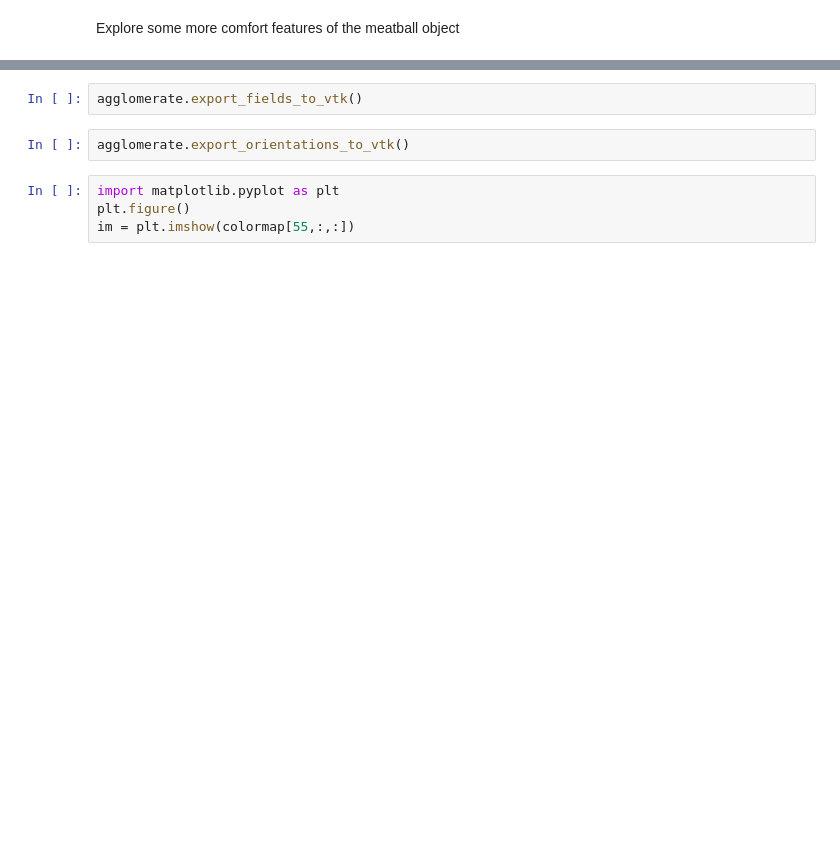
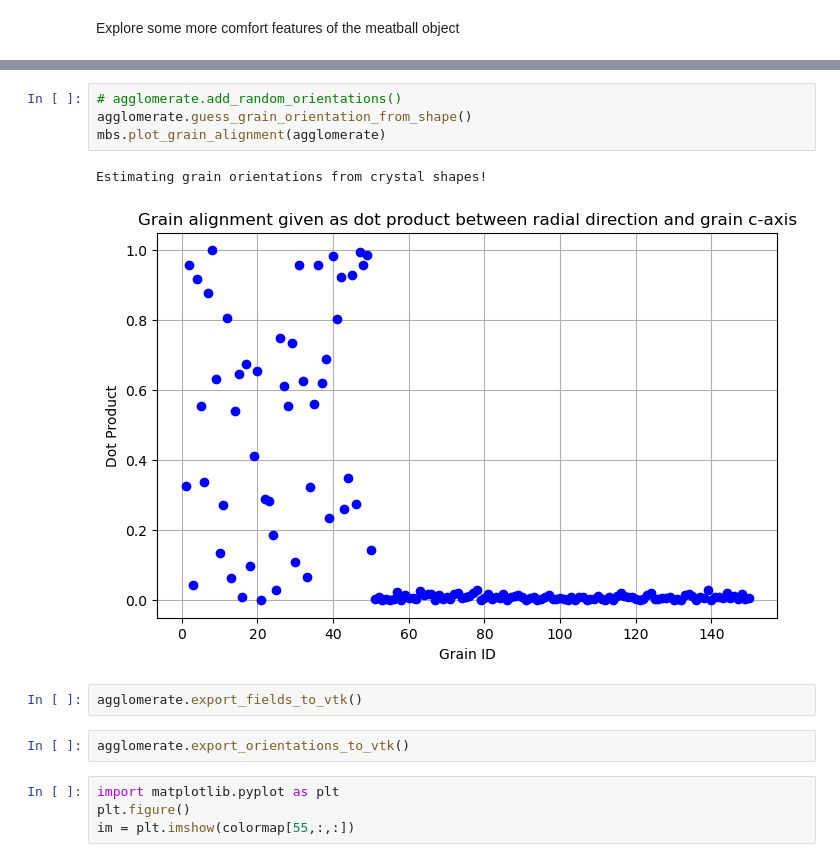
Before and after one commit to daubners/meatballs, a Jupyter notebook: 00-generation-of-NMC-agglomerate.ipynb, the cells around one changed output, grey strips where cells are left out. Cells and saved outputs as stored; diff of their text form; blank space fills up the shorter version.

```diff
--- a/00-generation-of-NMC-agglomerate.ipynb
+++ b/00-generation-of-NMC-agglomerate.ipynb
@@ -77,3 +98,10 @@ array([[134.69234813, 152.87451764, 105.1558929 ],
+# %%
+# agglomerate.add_random_orientations()
+agglomerate.guess_grain_orientation_from_shape()
+mbs.plot_grain_alignment(agglomerate)
+# %% [output]
+Estimating grain orientations from crystal shapes!
+[figure, added]
 # %%
 agglomerate.export_fields_to_vtk()
 # %%
```
Also changed, not shown: parts of 23 cells of this notebook, 4 other files.
